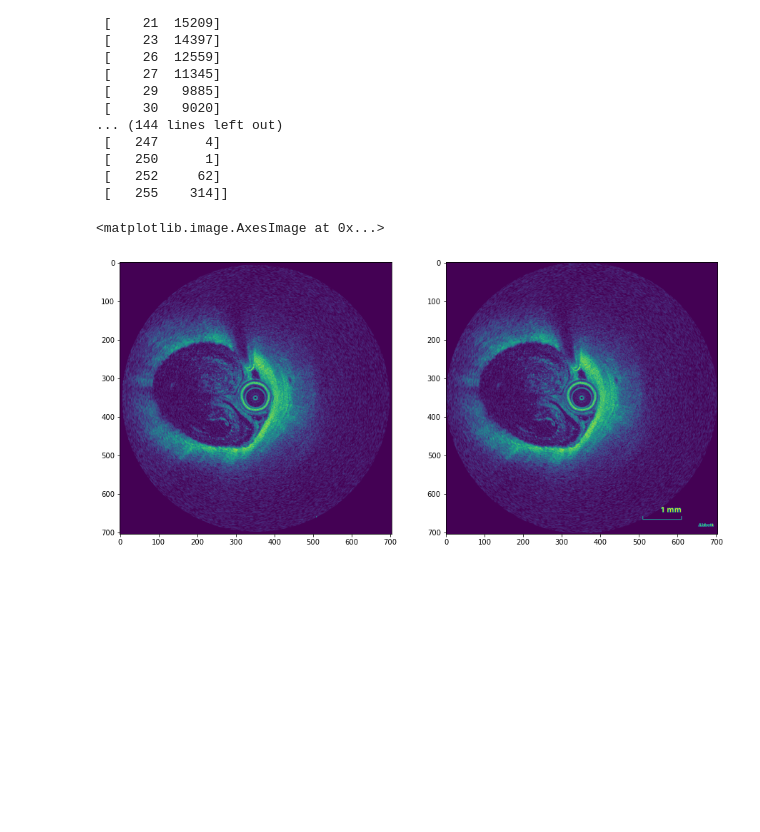
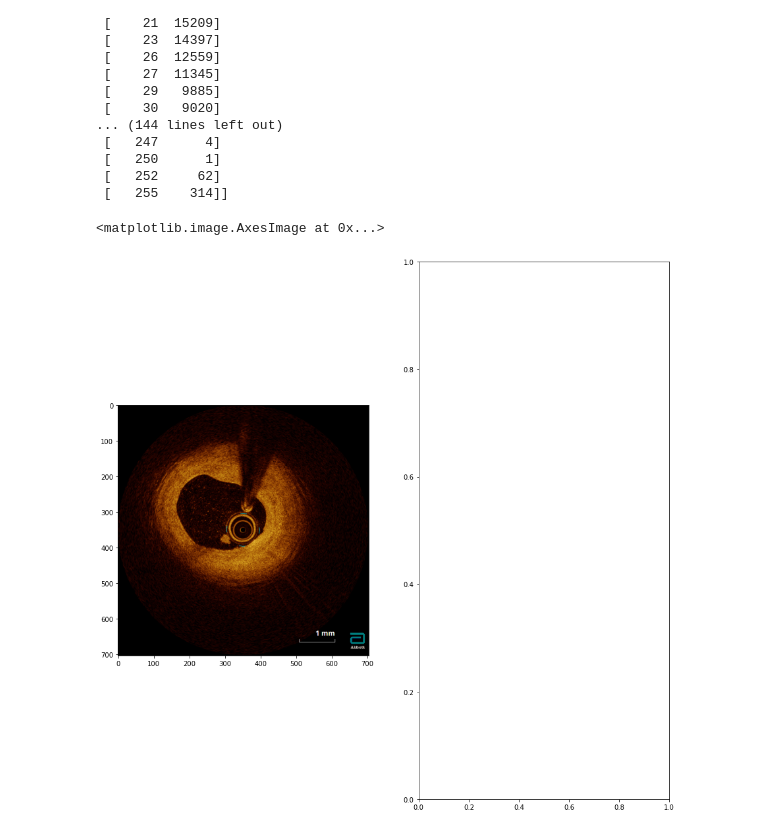
Before and after one commit to Gonzalo2408/CardiacOCT-project, a Jupyter notebook: code/view/check_imgs_integrity.ipynb, the cells around one changed output. Drawn from its saved outputs; the diff is of its cells as text; code cells hidden in the pictures; blank space fills up the shorter version.

```diff
--- a/code/view/check_imgs_integrity.ipynb
+++ b/code/view/check_imgs_integrity.ipynb
@@ -108,7 +120,7 @@ print(np.asarray((unique, counts)).T)
 img_3d = sitk.ReadImage(r'Z:\grodriguez\CardiacOCT\data-3d\nnUNet_raw_data\Task504_CardiacOCT\imagesTr\NLD-ISALA-0096_1_051_0000.nii.gz')
 img_3d_data = sitk.GetArrayFromImage(img_3d)
 # %%
-img_3d_orig = sitk.ReadImage(r'Z:\grodriguez\CardiacOCT\data-original\scans DICOM\NLD-ISALA-0096.dcm')
+img_3d_orig = sitk.ReadImage(r'Z:\grodriguez\CardiacOCT\data-original\extra-scans-DICOM-2\NLD-RADB-0093.dcm')
 img_3d_data_orig = sitk.GetArrayFromImage(img_3d_orig)
 # %%
 frame = 40
@@ -156,10 +168,12 @@ print(np.asarray((unique, counts)).T)
 # %%
 fig, axes = plt.subplots(1, 2, figsize=(15,15))
 
+frame = 393
+
 axes = axes.flatten()
 
-axes[0].imshow(img_3d_data[:,:,frame])
-axes[1].imshow(img_3d_data_orig[frame,:,:,0])
+#axes[0].imshow(img_3d_data[:,:,frame])
+axes[0].imshow(img_3d_data_orig[frame,:,:,:])
 # %% [output]
 <matplotlib.image.AxesImage at 0x...>
-[figure, old version]
+[figure, new version]
```
Also changed, not shown: parts of 1 cell of this notebook, 17 other files.
